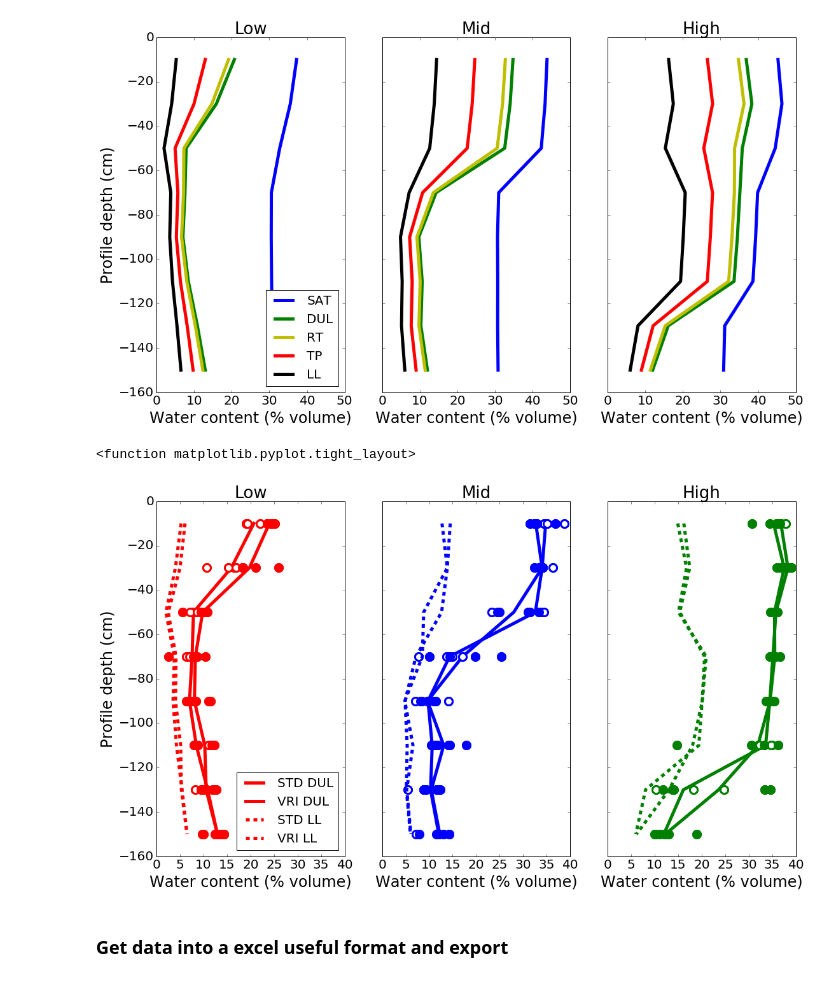
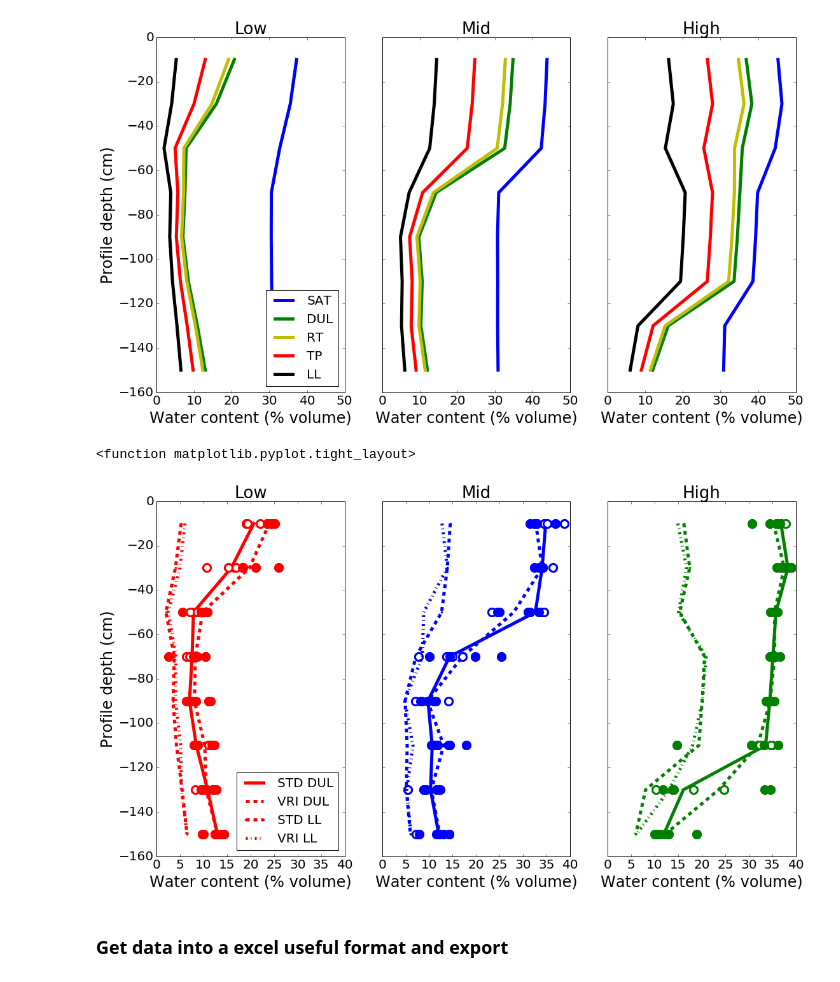
Before and after one commit to HamishBrownPFR/MVI, a Jupyter notebook: RA1.3/SoilWaterSummary.ipynb, the cells around one changed output. Cells and saved outputs as stored; diff of their text form; code cells hidden in the pictures.

```diff
--- a/RA1.3/SoilWaterSummary.ipynb
+++ b/RA1.3/SoilWaterSummary.ipynb
@@ -210,42 +210,42 @@ Zcols = ['r','b','g']
 for ZoneID in ['Low','Mid','High']:
     axes.append(ProfileGraphs.add_subplot(1,3,PlotPos))
     cols = ['cyan','k']
-    labs = ['DUL','LL']
-    lines = ['-','--']
+    labs = ['DUL','DUL','LL','LL']
+    lines = ['-','--','--.','-.']
     yloc = [-130,-140,-150]
     lpos = 0
     for Data in [DUL,LL]:
         pos = 0
         for I in Irrigs:
             Filter = (Data.Zone == ZoneID) & (Data.Irrig == I)
             ParamWC = Data.ix[Filter,['D0','D1','D2','D3','D4','D5','D6','D7']]
             TreatMean = ParamWC.median()
             plt.plot(TreatMean,[-10,-30,-50,-70,-90,-110,-130,-150],lines[lpos],color=Zcols[PlotPos-1],lw=5,label=I + ' ' + labs[lpos])
             plt.title(ZoneID,fontsize=26)
             ZoneFC = DUL.ix[DUL.Zone==ZoneID,['D0','D1','D2','D3','D4','D5','D6','D7']]
             for plot in ZoneFC.index:
                 if Data.ix[plot,'Irrig'] == I:
                     if I == 'STD':
                         fillC = 'W'
                     else:
                         fillC = Zcols[PlotPos-1]
                     plt.plot(ZoneFC.ix[plot].values,[-10,-30,-50,-70,-90,-110,-130,-150],'o', mec = Zcols[PlotPos-1],mfc = fillC,ms=12,mew=3)
             pos += 1
-        lpos+=1
+            lpos+=1
     if PlotPos in [2,3]:
         axes[PlotPos-1].tick_params(labelleft='off')
     if PlotPos ==1:
         plt.ylabel('Profile depth (cm)',fontsize=24)
         plt.legend(loc=4,fontsize=20)
     plt.xlabel('Water content (% volume)',fontsize=24)
     plt.tick_params(labelsize=20)
     plt.xlim(0,40)
     PlotPos += 1
 
 plt.tight_layout
 # %% [output]
 <function matplotlib.pyplot.tight_layout>
-[figure, old version]
+[figure, new version]
 # %%
 Params = ['SAT','DUL','RT','TP','LL']
 for dep in SoilWaterData.sort_index(axis=1).columns[:8]:
```
Also changed, not shown: parts of 1 cell of this notebook, 3 other files.
